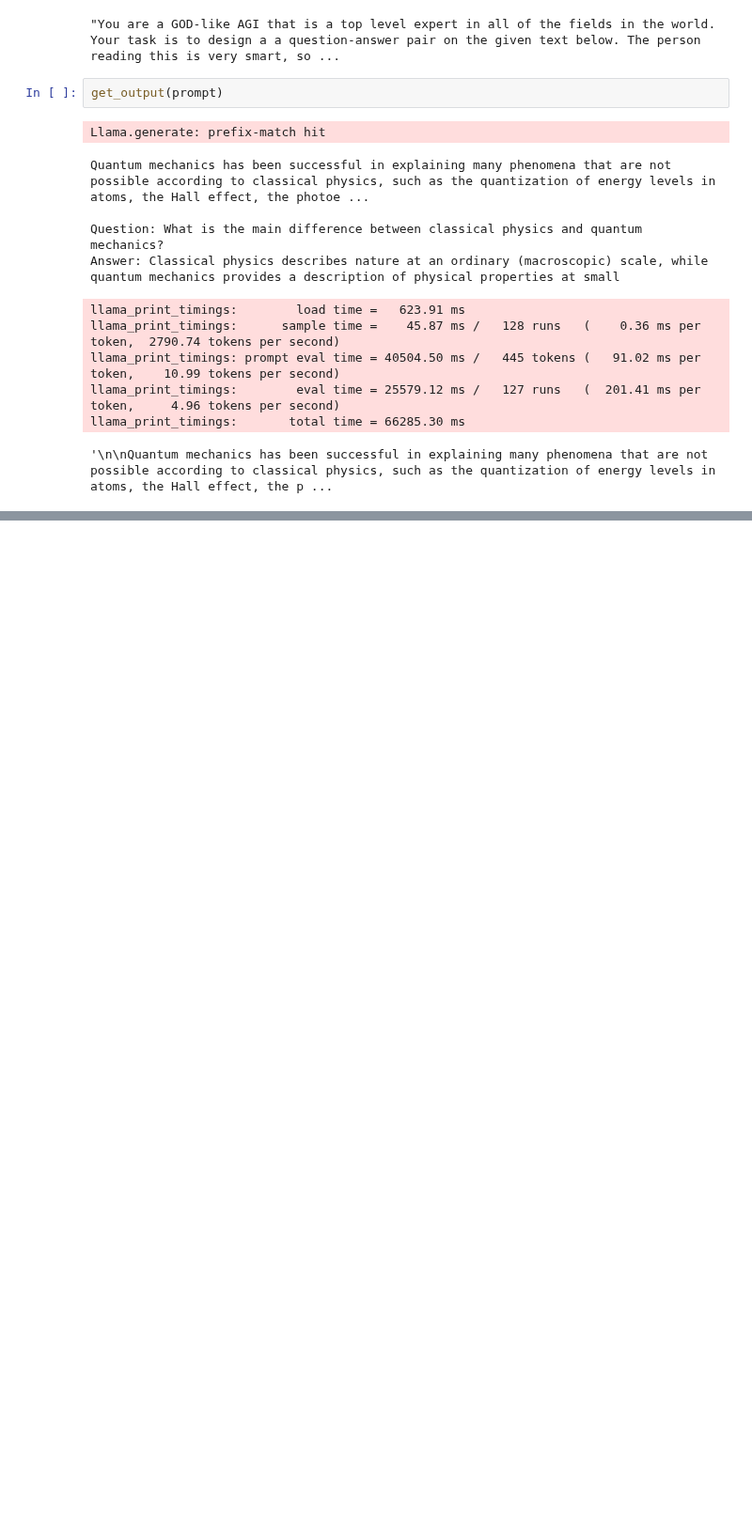
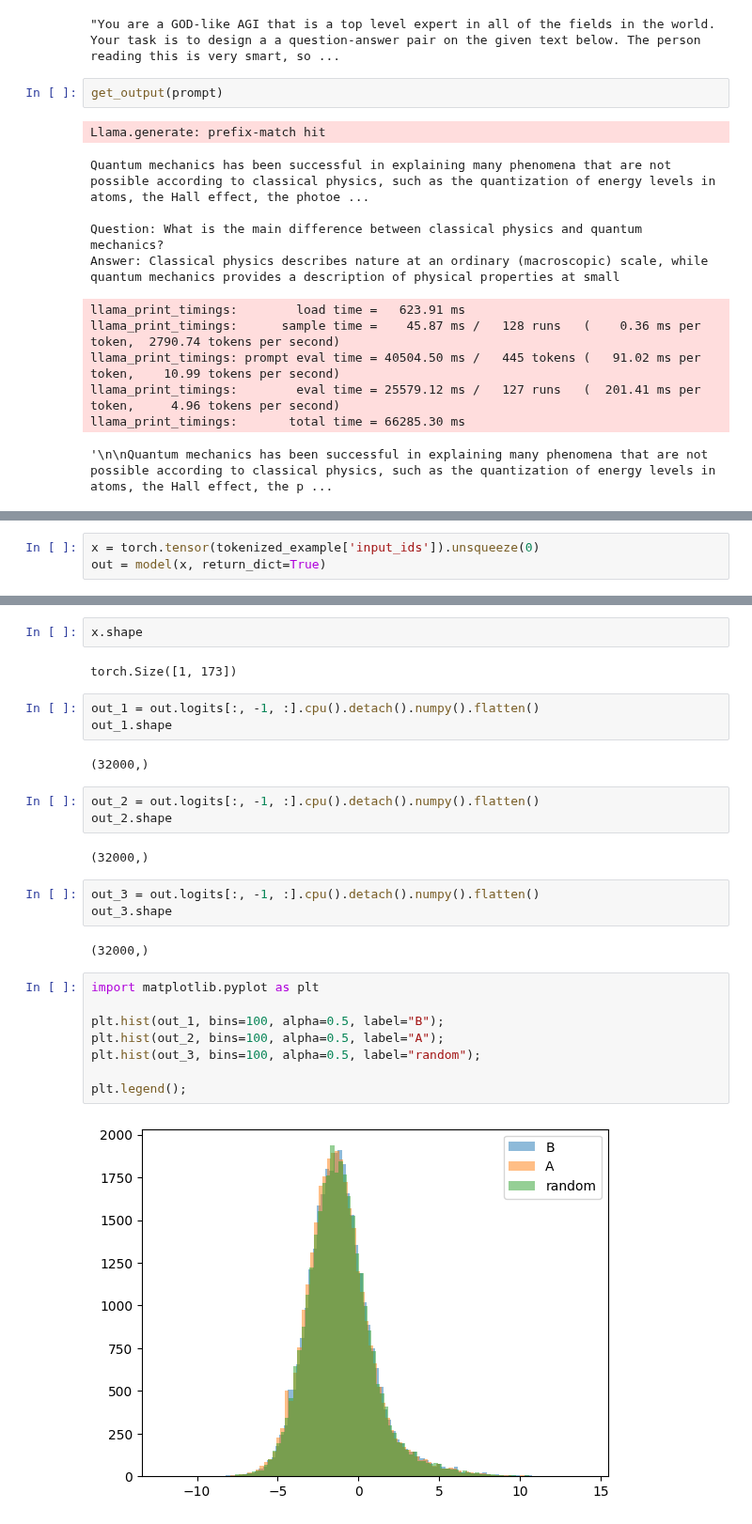
Before and after one commit to viktorcikojevic/kaggle-llm, a Jupyter notebook: notebooks/llama2_text_completion.ipynb, the cells around one changed output, grey strips where cells are left out. Shown at 94% size. Cells and saved outputs as stored; diff of their text form; blank space fills up the shorter version.

```diff
--- a/notebooks/llama2_text_completion.ipynb
+++ b/notebooks/llama2_text_completion.ipynb
@@ -64,0 +307,3 @@ llama_print_timings:       total time = 66285.30 ms
+# %%
+x = torch.tensor(tokenized_example['input_ids']).unsqueeze(0)
+out = model(x, return_dict=True)
@@ -64,0 +319,29 @@ llama_print_timings:       total time = 66285.30 ms
+# %%
+x.shape
+# %% [output]
+torch.Size([1, 173])
+# %%
+out_1 = out.logits[:, -1, :].cpu().detach().numpy().flatten()
+out_1.shape
+# %% [output]
+(32000,)
+# %%
+out_2 = out.logits[:, -1, :].cpu().detach().numpy().flatten()
+out_2.shape
+# %% [output]
+(32000,)
+# %%
+out_3 = out.logits[:, -1, :].cpu().detach().numpy().flatten()
+out_3.shape
+# %% [output]
+(32000,)
+# %%
+import matplotlib.pyplot as plt
+
+plt.hist(out_1, bins=100, alpha=0.5, label="B");
+plt.hist(out_2, bins=100, alpha=0.5, label="A");
+plt.hist(out_3, bins=100, alpha=0.5, label="random");
+
+plt.legend();
+# %% [output]
+[figure, added]
```
Also changed, not shown: parts of 12 cells of this notebook, 5 other files.
